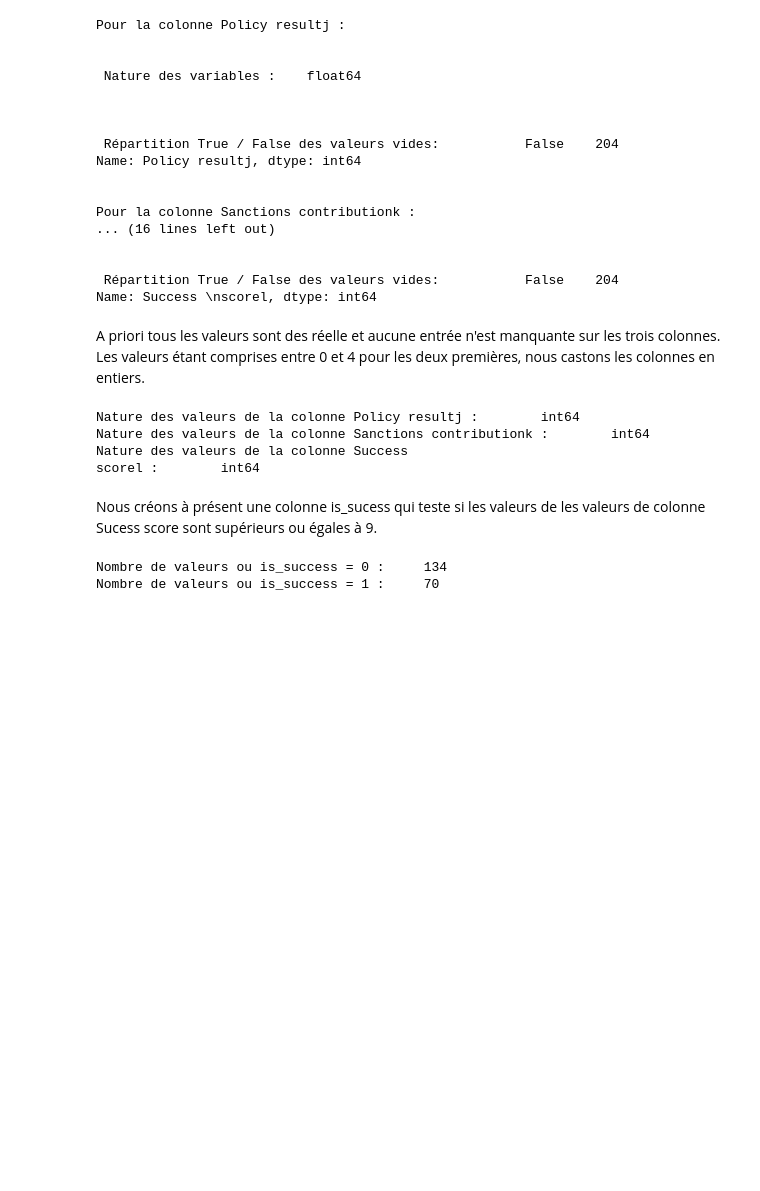
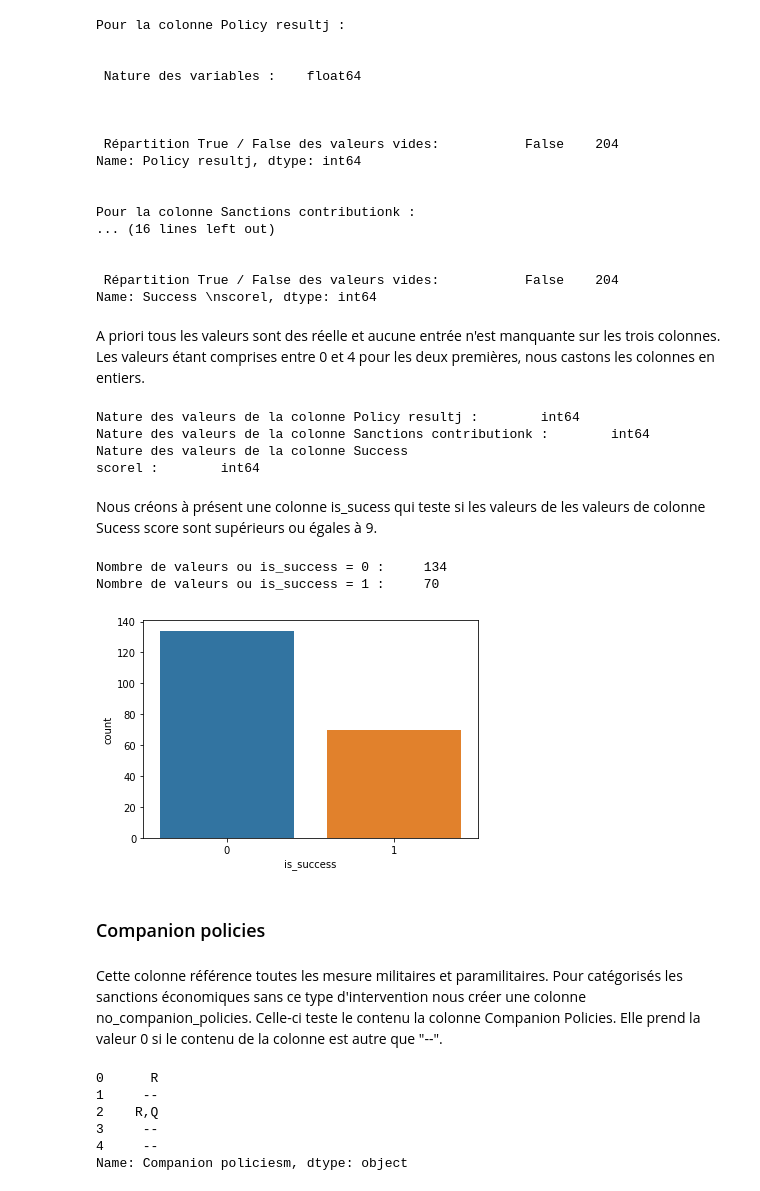
Before and after one commit to cedricsoares/economic_sanction_model, a Jupyter notebook: Sanction_eco.ipynb, the cells around one changed output. Saved outputs shown, nothing was run; the diff lists cells and outputs as text; code cells hidden in the pictures; blank space fills up the shorter version.

Commit message:
Handle Companion policies, International cooperation, international assistance  features

```diff
--- a/Sanction_eco.ipynb
+++ b/Sanction_eco.ipynb
@@ -352,10 +351,27 @@ Nous créons à présent une colonne is_sucess qui teste si les valeurs de les v
 # %%
 df["is_success"] = (df["Success \nscorel"] >= 9).astype("int")
 print(f"Nombre de valeurs ou is_success = 0 : \
     {df['is_success'].value_counts()[0]} ")
 
 print(f"Nombre de valeurs ou is_success = 1 : \
     {df['is_success'].value_counts()[1]} ")
+
+sn.countplot(x = "is_success", data = df )
+plt.show()
 # %% [output]
 Nombre de valeurs ou is_success = 0 :     134
 Nombre de valeurs ou is_success = 1 :     70
+[figure, added]
+# %% [markdown]
+### Companion policies
+# %% [markdown]
+Cette colonne référence toutes les mesure militaires et paramilitaires. Pour catégorisés les sanctions économiques sans ce type d'intervention nous créer une colonne no_companion_policies. Celle-ci teste le contenu la colonne Companion Policies. Elle prend la valeur 0 si le contenu de la colonne est autre que "--".
+# %%
+df["Companion policiesm"].head()
+# %% [output]
+0      R
+1     --
+2    R,Q
+3     --
+4     --
+Name: Companion policiesm, dtype: object
```
Also changed, not shown: parts of 11 cells of this notebook.
